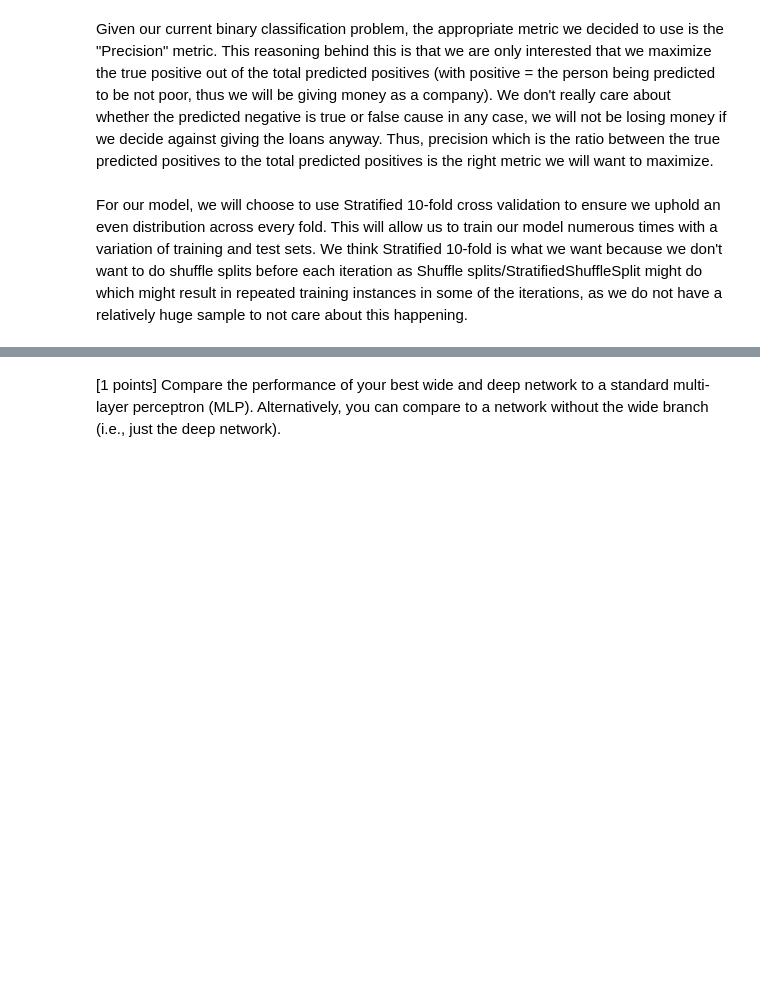
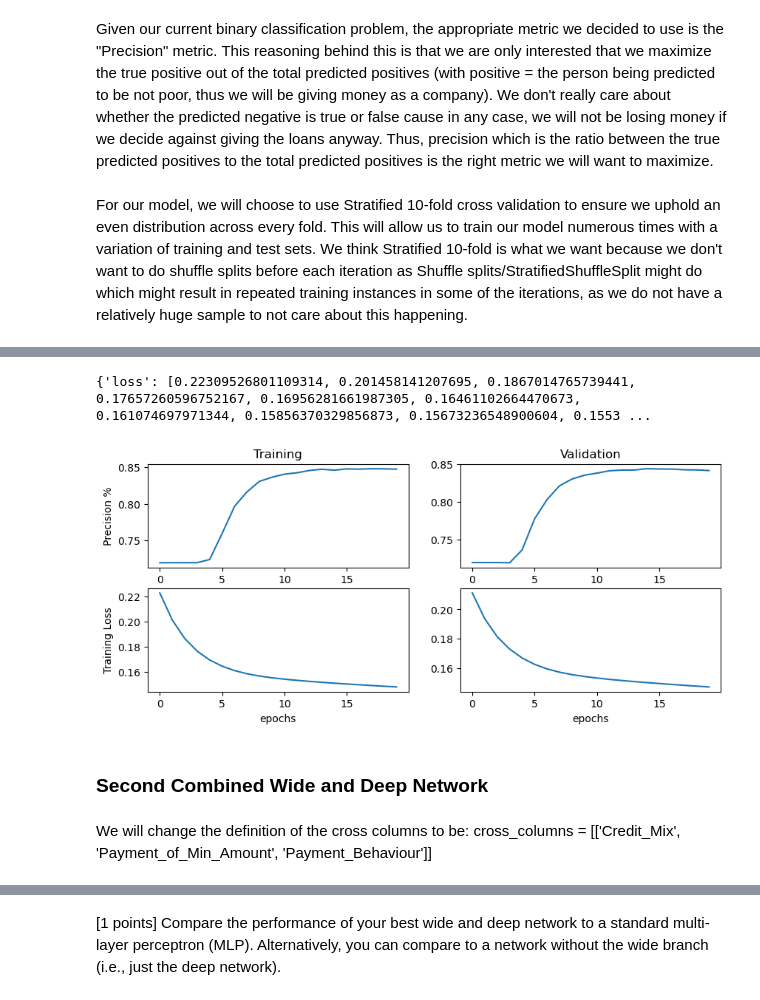
Before and after one commit to abdelllrazekkk/Lab-Five-Wide-And-Deep-Networks, a Jupyter notebook: Lab-Five-Wide-And-Deep-Network-Architectures.ipynb, the cells around one changed output, grey strips where cells are left out. Drawn from its saved outputs; the diff is of its cells as text; code cells hidden in the pictures; blank space fills up the shorter version.

```diff
--- a/Lab-Five-Wide-And-Deep-Network-Architectures.ipynb
+++ b/Lab-Five-Wide-And-Deep-Network-Architectures.ipynb
@@ -377,0 +769,15 @@ model.fit(X_train_crossed,
+# %%
+%%time
+
+model.compile(optimizer='adagrad',
+              loss='mean_squared_error',
+              metrics=[tf.keras.metrics.Precision()])
+
+# lets also add the history variable to see how we are doing
+# and lets add a validation set to keep track of our progress
+history = model.fit([X_train_crossed,X_train_cat,X_train_num],
+                    y_train,
+                    epochs=20,
+                    batch_size=32,
+                    verbose=1,
+                    validation_data = ([X_test_crossed,X_test_cat,X_test_num],y_test))
@@ -377,0 +818,34 @@ model.fit(X_train_crossed,
+# %%
+print(history.history)
+# %% [output]
+{'loss': [0.22309526801109314, 0.201458141207695, 0.1867014765739441, 0.17657260596752167, 0.16956281661987305, 0.16461102664470673, 0.161074697971344, 0.15856370329856873, 0.15673236548900604, 0.1553 ...
+# %%
+%matplotlib inline
+
+plt.figure(figsize=(10,4))
+plt.subplot(2,2,1)
+plt.plot(history.history['precision_22'])
+
+plt.ylabel('Precision %')
+plt.title('Training')
+plt.subplot(2,2,2)
+plt.plot(history.history['val_precision_22'])
+plt.title('Validation')
+
+plt.subplot(2,2,3)
+plt.plot(history.history['loss'])
+plt.ylabel('Training Loss')
+plt.xlabel('epochs')
+
+plt.subplot(2,2,4)
+plt.plot(history.history['val_loss'])
+plt.xlabel('epochs')
+
+plt.show()
+# %% [output]
+[figure, added]
+# %% [markdown]
+### Second Combined Wide and Deep Network
+# %% [markdown]
+We will change the definition of the cross columns to be:
+cross_columns = [['Credit_Mix', 'Payment_of_Min_Amount', 'Payment_Behaviour']]
```
Also changed, not shown: parts of 115 cells of this notebook, 2 other files.
